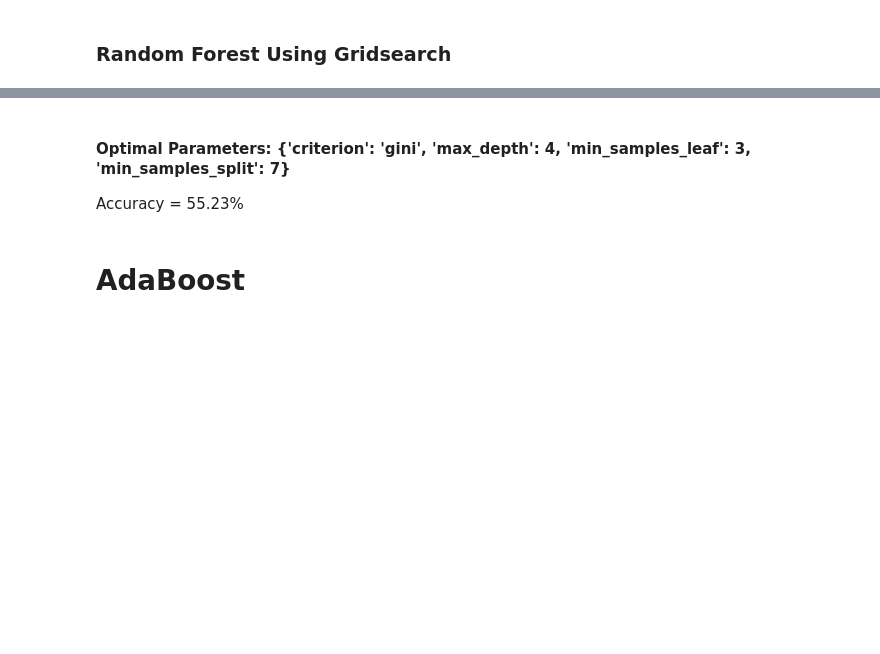
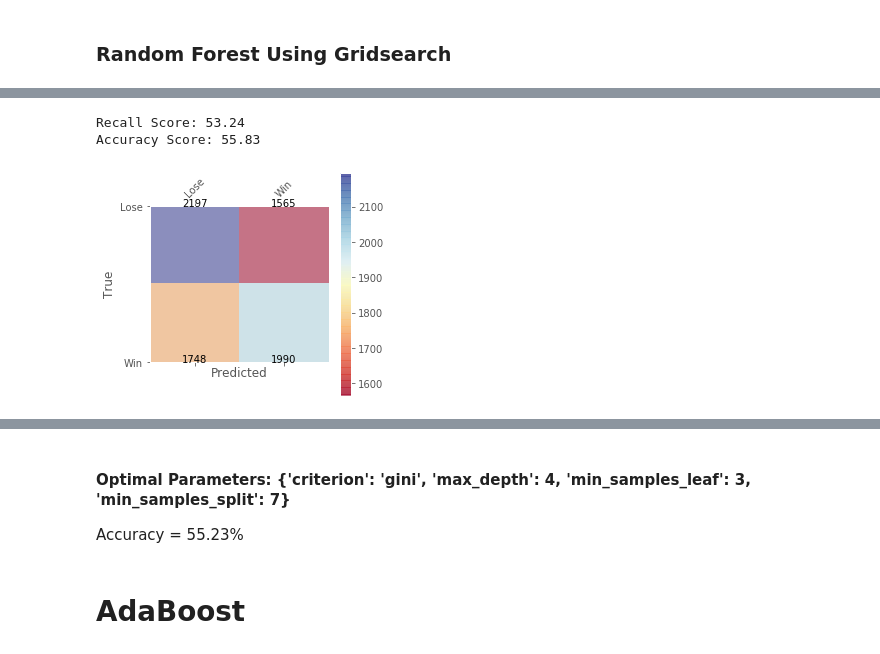
Before and after one commit to Gal-Gilor/In_Zeus_We_Trust, a Jupyter notebook: dota_classification_models.ipynb, the cells around one changed output, grey strips where cells are left out. Saved outputs shown, nothing was run; the diff lists cells and outputs as text; code cells hidden in the pictures; blank space fills up the shorter version.

```diff
--- a/dota_classification_models.ipynb
+++ b/dota_classification_models.ipynb
@@ -230,9 +251,9 @@ f_recall, f_acc = print_metrics(y_test, forest_test_pred, print_score=True)
 # %%
 # define params grid
 forest_param_grid = {'criterion': ['gini', 'entropy'],
-                     'max_depth': [3, 4, 6, 7],
-                     'min_samples_split': [3, 5, 6, 7, 10, 15],
-                     'min_samples_leaf': [3, 4, 5, 6, 9, 12]
+                     'max_depth': [6, 7, 8],
+                     'min_samples_split': [6, 7, 10, 12, 16],
+                     'min_samples_leaf': [3, 9, 12, 14]
                     }
 # %%
 # Use grid search to find the best paramers for random forest
@@ -251,2 +278,16 @@ print(f"Best paramaters: {best_forest_params}")
+# %%
+# fit the optimal random forest
+optimal_forest = forest_search.best_estimator_
+optimal_forest.fit(x_train, y_train)
+# predict
+opt_forest_pred = optimal_forest.predict(x_test)
+
+# get prediction accuracy
+opt_forest_recall, opt_forest_acc = print_metrics(y_test, opt_forest_pred, print_score=True)
+# %% [output]
+Recall Score: 53.24
+Accuracy Score: 55.83
 # %%
-plot_confusion_matrix(y_test, forest_grid_test_pred)
+plot_confusion_matrix(y_test, opt_forest_pred)
+# %% [output]
+[figure, added]
```
Also changed, not shown: parts of 43 cells of this notebook, 2 other files.
